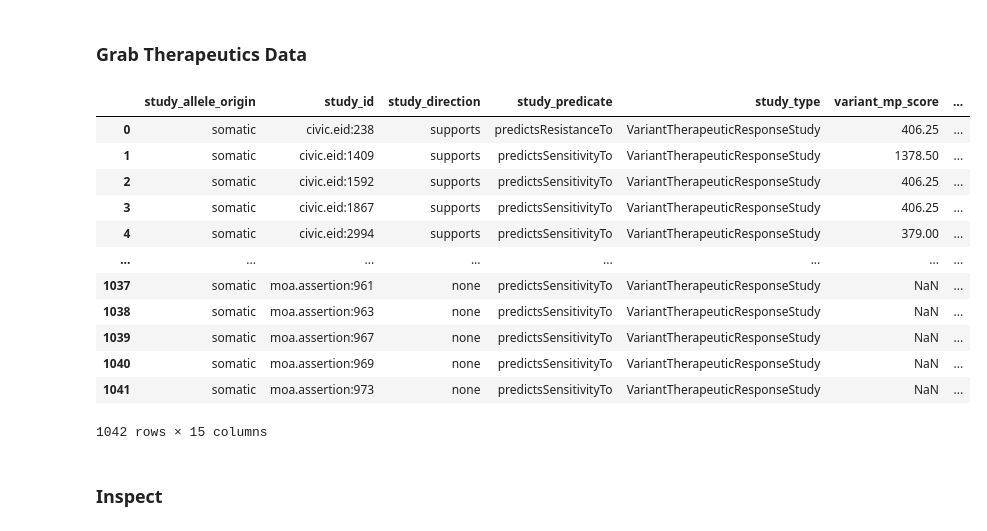
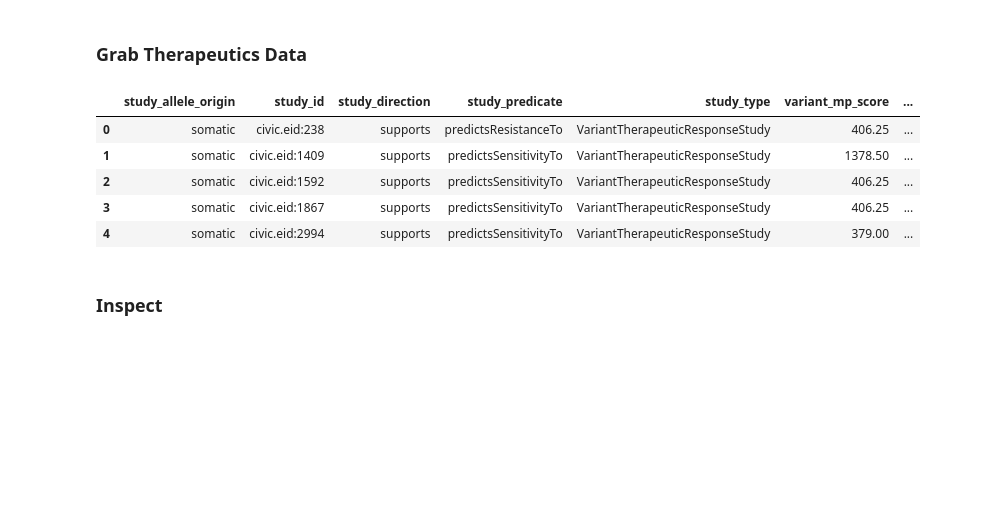
Before and after one commit to cancervariants/metakb, a Jupyter notebook: notebooks/therapeutics.ipynb, the cells around one changed output. Cells and saved outputs as stored; diff of their text form; code cells hidden in the pictures; blank space fills up the shorter version.

```diff
--- a/notebooks/therapeutics.ipynb
+++ b/notebooks/therapeutics.ipynb
@@ -61,41 +65,34 @@ data = []
 for record in result:
     row = {
         'study_allele_origin': record['Study'].get('alleleOrigin', None),
         'study_id': record['Study']['id'],
         'study_direction': record['Study']['direction'],
         'study_predicate': record['Study']['predicate'],
         'study_type': record['Study']['type'],
         'variant_mp_score': record['VariantProperties'].get('civic_molecular_profile_score', None),
         'variant_id': record['VariantProperties']['id'],
         'variant_label': record['VariantProperties']['label'],
         'variant_type': record['VariantProperties'].get('variant_types',None),
         'therapeutic_type': record['TherapeuticProperties']['type'],
         'therapeutic_civic_type': record['TherapeuticProperties'].get('civic_therapy_interaction_type', None),
         'therapeutic_id': record['TherapeuticProperties']['id'],
         'therapeutic_label': record['TherapeuticProperties'].get('label',None),
         'number_of_components': record.get('NumberOfComponents', None),
         'combination_therapy_components': record.get('CombinationTherapyProperties', None)
     }
 
     data.append(row)
 
 df = pd.DataFrame(data)
 
-df
+df[0:5]
 # %% [output]
 |  | study_allele_origin | study_id | study_direction | study_predicate | study_type | variant_mp_score | ... |
 | 0 | somatic | civic.eid:238 | supports | predictsResistanceTo | VariantTherapeuticResponseStudy | 406.25 | ... |
 | 1 | somatic | civic.eid:1409 | supports | predictsSensitivityTo | VariantTherapeuticResponseStudy | 1378.50 | ... |
 | 2 | somatic | civic.eid:1592 | supports | predictsSensitivityTo | VariantTherapeuticResponseStudy | 406.25 | ... |
 | 3 | somatic | civic.eid:1867 | supports | predictsSensitivityTo | VariantTherapeuticResponseStudy | 406.25 | ... |
 | 4 | somatic | civic.eid:2994 | supports | predictsSensitivityTo | VariantTherapeuticResponseStudy | 379.00 | ... |
-| ... | ... | ... | ... | ... | ... | ... | ... |
-| 1037 | somatic | moa.assertion:961 | none | predictsSensitivityTo | VariantTherapeuticResponseStudy | NaN | ... |
-| 1038 | somatic | moa.assertion:963 | none | predictsSensitivityTo | VariantTherapeuticResponseStudy | NaN | ... |
-| 1039 | somatic | moa.assertion:967 | none | predictsSensitivityTo | VariantTherapeuticResponseStudy | NaN | ... |
-| 1040 | somatic | moa.assertion:969 | none | predictsSensitivityTo | VariantTherapeuticResponseStudy | NaN | ... |
-| 1041 | somatic | moa.assertion:973 | none | predictsSensitivityTo | VariantTherapeuticResponseStudy | NaN | ... |
-1042 rows × 15 columns
 # %%
 # save
 # df.to_excel('therapeutics.xlsx',sheet_name='Sheet1')
```
Also changed, not shown: parts of 24 cells of this notebook.
